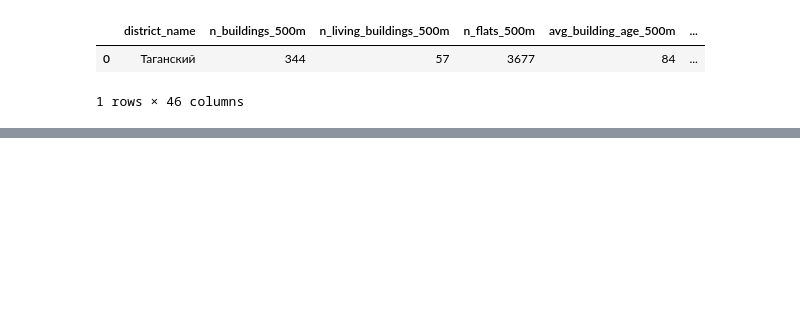
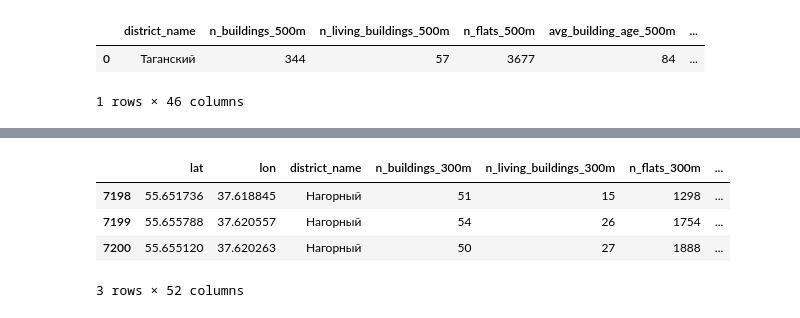
Before and after one commit to mgolovstik/sirius-school-proj, a Jupyter notebook: analytics/mosmap test.ipynb, the cells around one changed output, grey strips where cells are left out. Drawn from its saved outputs; the diff is of its cells as text; code cells hidden in the pictures; blank space fills up the shorter version.

```diff
--- a/analytics/mosmap test.ipynb
+++ b/analytics/mosmap test.ipynb
@@ -72,8 +56,12 @@ def get_data(lat, lon, radius):
 
     # Бизнес-центры -- расстояния
     bc_distances = [d['distance'] for d in data["bcenters"]]
-    min_bc_distance = np.min(bc_distances)
-    mean_bc_distance = np.mean(bc_distances)
+    if bc_distances:
+        min_bc_distance = np.min(bc_distances)
+        mean_bc_distance = np.mean(bc_distances)
+    else:
+        min_bc_distance = None
+        mean_bc_distance = None
 
     # Станции метро: число входов и кол-во станций
     metros = [d for d in data["metro_exits"].values()]
@@ -114,0 +146,20 @@ pd.DataFrame(get_data(55.741036, 37.654256, 500), index=[0])
+# %%
+def get_batch_data(df_batch: pd.DataFrame, radius: int):
+    results_batch = []
+    for i in range(df_batch.shape[0]):
+        row = df_batch.iloc[i]
+        results_batch.append(
+            get_data(row['lat'], row['lon'], radius)
+        )
+
+    results_df = pd.DataFrame(results_batch).set_index(df_batch.index)
+    return pd.concat([df_batch, results_df], axis=1)
+# %%
+_ = get_batch_data(df.tail(3), 300)
+_
+# %% [output]
+|  | lat | lon | district_name | n_buildings_300m | n_living_buildings_300m | n_flats_300m | ... |
+| 7198 | 55.651736 | 37.618845 | Нагорный | 51 | 15 | 1298 | ... |
+| 7199 | 55.655788 | 37.620557 | Нагорный | 54 | 26 | 1754 | ... |
+| 7200 | 55.655120 | 37.620263 | Нагорный | 50 | 27 | 1888 | ... |
+3 rows × 52 columns
```
Also changed, not shown: parts of 6 cells of this notebook, 13 other files.
